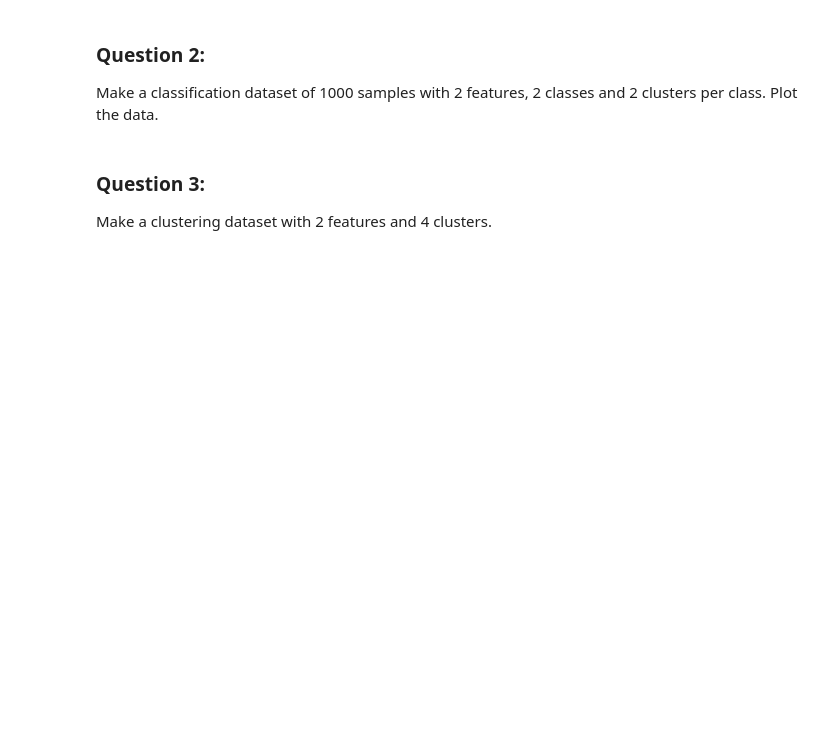
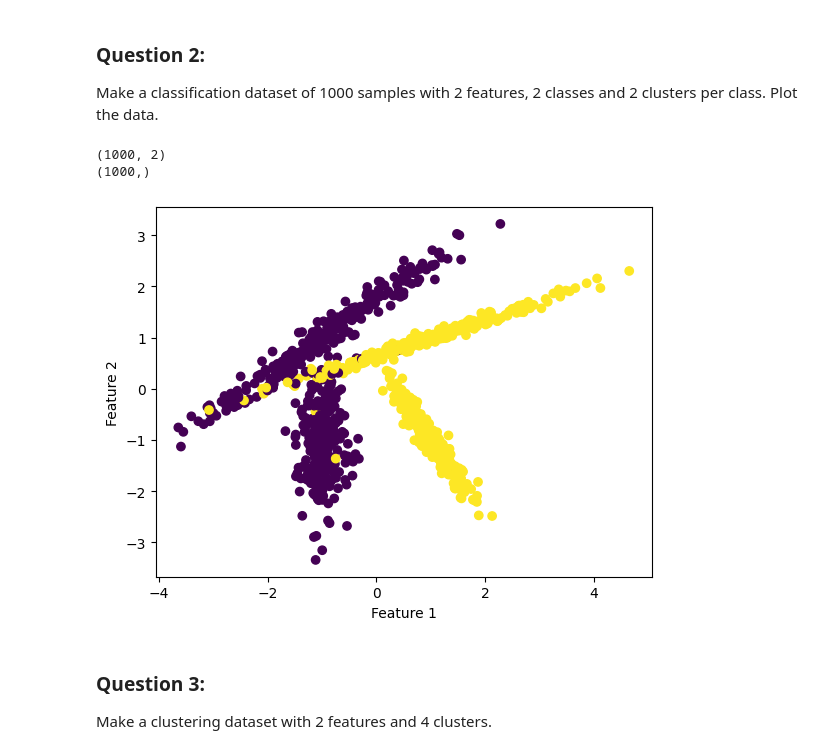
Before and after one commit to ElectronicsClub-IITK/Voice-Morph-Companion, a Jupyter notebook: Week 1/Libraries Assignment/Assignment1.ipynb, the cells around one changed output. Cells and saved outputs as stored; diff of their text form; code cells hidden in the pictures; blank space fills up the shorter version.

```diff
--- a/Week 1/Libraries Assignment/Assignment1.ipynb
+++ b/Week 1/Libraries Assignment/Assignment1.ipynb
@@ -9,6 +23,21 @@ Hint : search for obtaining regression line using numpy.
 ### Question 2:
 Make a classification dataset of 1000 samples with 2 features, 2 classes and 2 clusters per class.
 Plot the data.
+# %%
+
+from sklearn.datasets import make_classification
+X,y= make_classification(n_samples=1000,n_features=2, n_informative=2, n_redundant=0,n_classes=2,n_clusters_per_class=2)
+print(X.shape)
+print(y.shape)
+
+plt.scatter(X[:, 0],X[:,1], c=y)
+plt.xlabel('Feature 1')
+plt.ylabel('Feature 2')
+plt.show()
+# %% [output]
+(1000, 2)
+(1000,)
+[figure, added]
 # %% [markdown]
 ### Question 3:
 Make a clustering dataset with 2 features and 4 clusters.
```
Also changed, not shown: parts of 6 cells of this notebook.
